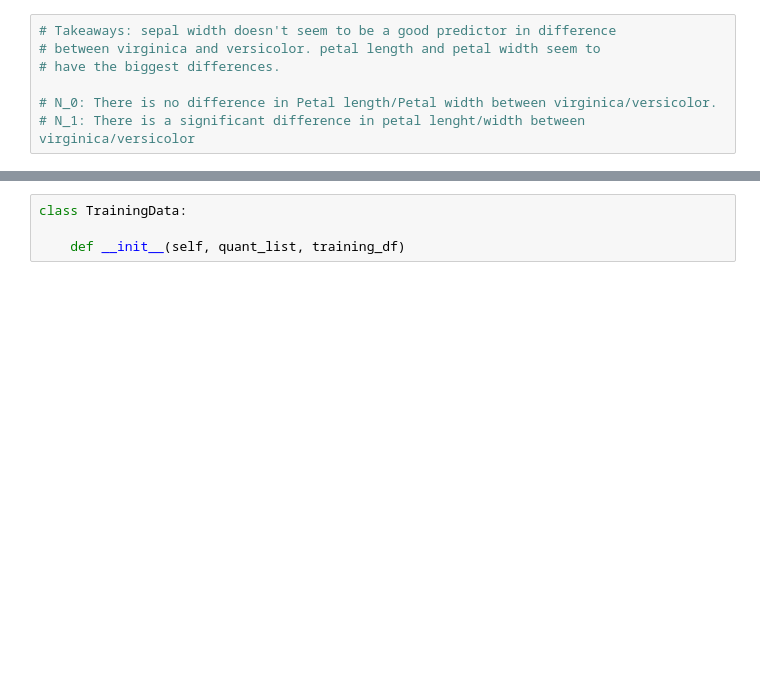
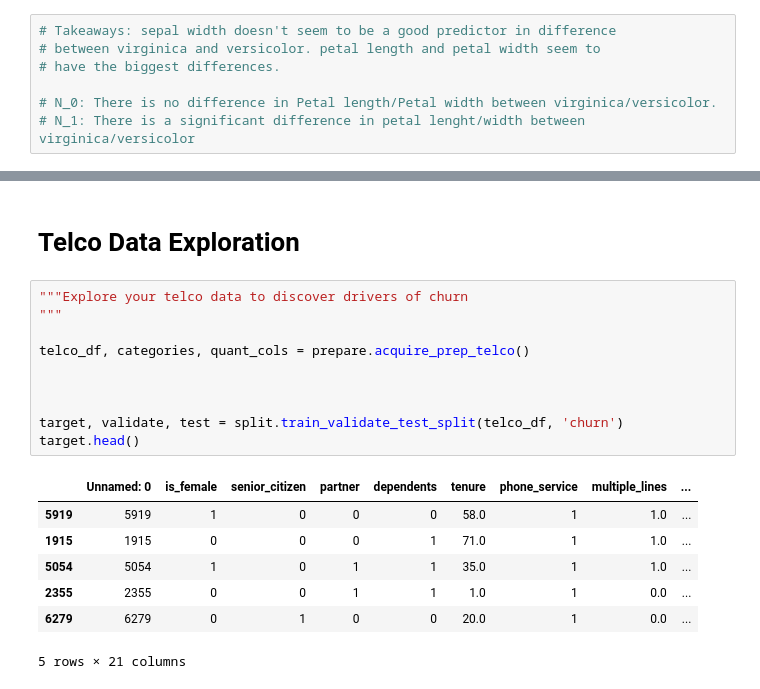
Before and after one commit to KyleTaylorGreen/classification-exercises, a Jupyter notebook: classification-exercises.ipynb, the cells around one changed output, grey strips where cells are left out. Saved outputs shown, nothing was run; the diff lists cells and outputs as text; blank space fills up the shorter version.

Commit message:
created exploration functions to give overview of telco (and hopefully other) datasets

```diff
--- a/classification-exercises.ipynb
+++ b/classification-exercises.ipynb
@@ -495,4 +419,20 @@ for i, pair in enumerate(predictor_combs):
-# %%
-class TrainingData:
-
-    def __init__(self, quant_list, training_df)
+# %% [markdown]
+# Telco Data Exploration
+# %%
+"""Explore your telco data to discover drivers of churn
+"""
+
+telco_df, categories, quant_cols = prepare.acquire_prep_telco()
+
+
+
+target, validate, test = split.train_validate_test_split(telco_df, 'churn')
+target.head()
+# %% [output]
+|  | Unnamed: 0 | is_female | senior_citizen | partner | dependents | tenure | phone_service | multiple_lines | ... |
+| 5919 | 5919 | 1 | 0 | 0 | 0 | 58.0 | 1 | 1.0 | ... |
+| 1915 | 1915 | 0 | 0 | 0 | 1 | 71.0 | 1 | 1.0 | ... |
+| 5054 | 5054 | 1 | 0 | 1 | 1 | 35.0 | 1 | 1.0 | ... |
+| 2355 | 2355 | 0 | 0 | 1 | 1 | 1.0 | 1 | 0.0 | ... |
+| 6279 | 6279 | 0 | 1 | 0 | 0 | 20.0 | 1 | 0.0 | ... |
+5 rows × 21 columns
```
Also changed, not shown: parts of 12 cells of this notebook, 2 other files.
